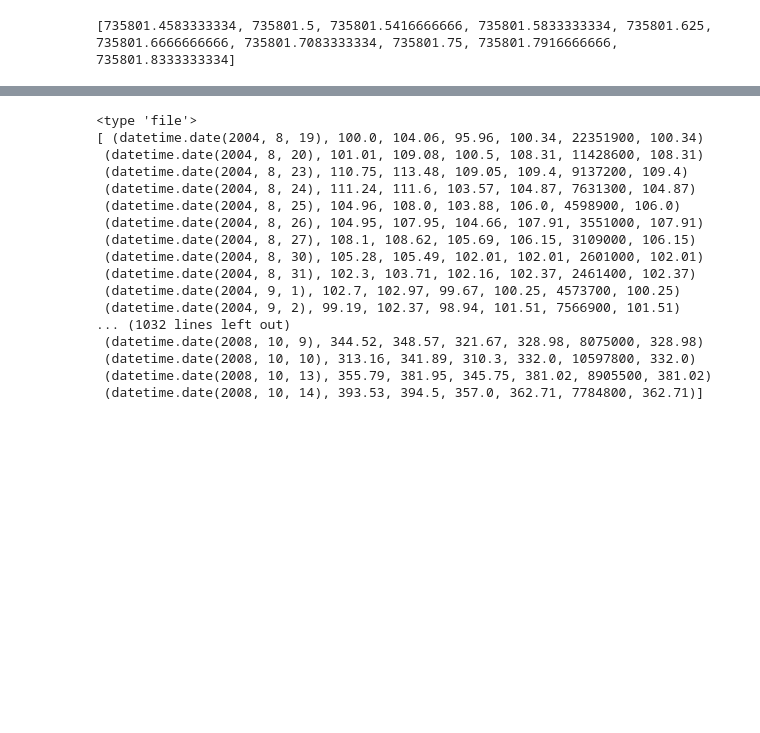
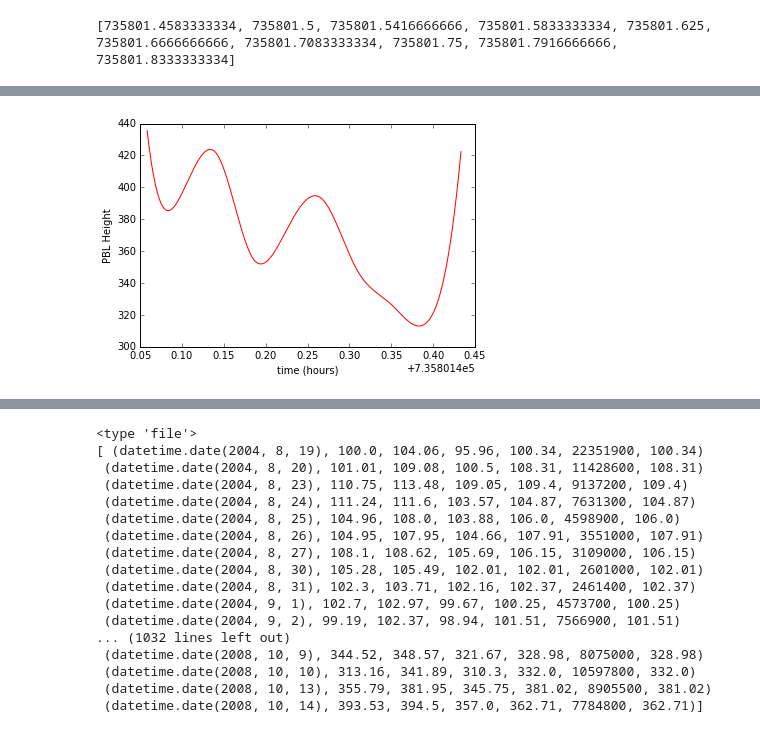
Before and after one commit to jpan1/SULI-2015, a Jupyter notebook: notebooks/date-to-num conversions.ipynb, the cells around one changed output, grey strips where cells are left out. Drawn from its saved outputs; the diff is of its cells as text; code cells hidden in the pictures; blank space fills up the shorter version.

Commit message:
adjusted plot; timeflt corresponds to correct pblh

```diff
--- a/notebooks/date-to-num conversions.ipynb
+++ b/notebooks/date-to-num conversions.ipynb
@@ -100,4 +96,0 @@ np.set_printoptions(threshold='nan')
-# %%
-print dset.variables['Planetary_boundary_layer_height_surface']
-pblh = dset.variables['Planetary_boundary_layer_height_surface'][625]
-print pblh
@@ -178,4 +151,0 @@ OrderedDict([('pblh000', [288.75, 299.6875, 346.25, 265.625, 243.8125, 278.1875,
-# %%
-for i in alldata:
-    print alldata[i]
-    for j in alldata
@@ -209,14 +161,3 @@ selected_data_list.extend(('../data/netCDF_datafiles/selected_data_023_000.nc',
                            '../data/netCDF_datafiles/selected_data_023_007.nc', \
                            '../data/netCDF_datafiles/selected_data_023_008.nc', \
                            '../data/netCDF_datafiles/selected_data_023_009.nc'))
-# %%
-pblh_arrays = {}
-count = 23
-pblh_list = []
-for i in range(len(selected_data_list)):
-    dset = netCDF4.Dataset(selected_data_list[i])
-    pblh = dset.variables['Planetary_boundary_layer_height_surface'][625][0]
-    pblh_list.append(pblh)
-print pblh_list
-pblh_arrays.update({'pblh_%03d' %count: pblh_list})
-print pblh_arrays
@@ -262,0 +184,14 @@ plt.xlabel('time (hours)')
+# %%
+num = 0
+i = 'pblh009'
+r = np.array(pblh_arrays[i])
+k = np.array(timeflt_list)
+#plt.plot(k, r, 'rs')
+xnew = np.linspace(k.min(), k.max(), 300)
+pblhsmooth = spline(k, r, xnew)
+plt.ylabel('PBL Height')
+plt.xlabel('time (hours)')
+plt.plot(xnew, pblhsmooth, 'r-')
+savefig('pblh009_example_%03d.png' %num)
+# %% [output]
+[figure, added]
```
Also changed, not shown: parts of 18 cells of this notebook.
